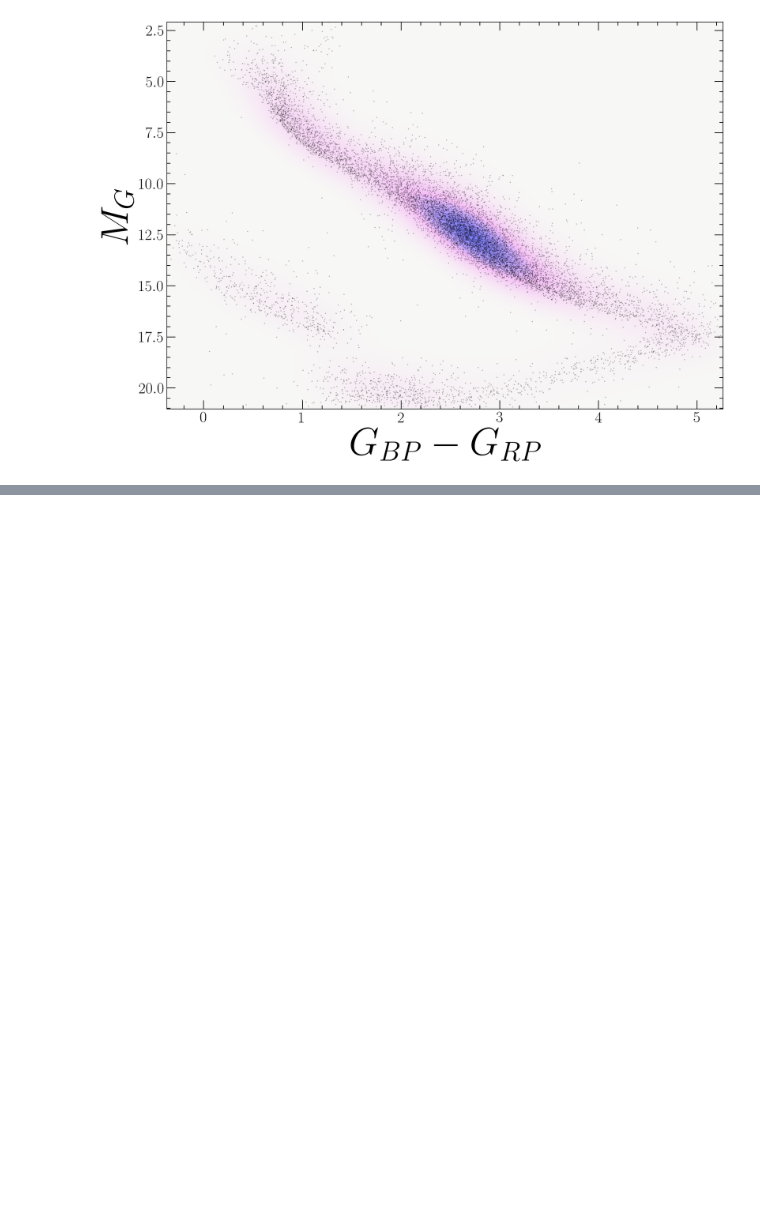
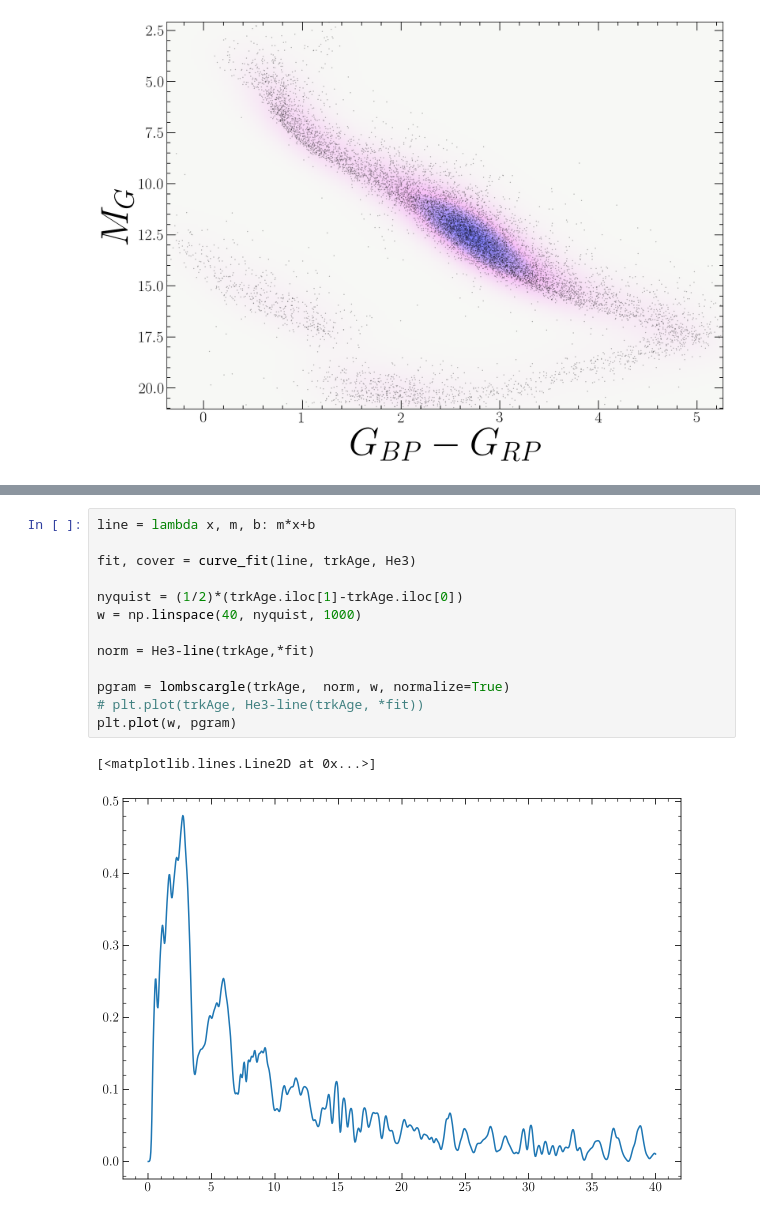
Before and after one commit to tboudreaux/thesis, a Jupyter notebook: proposal/presentation/notebooks/ProposalPresentationFigureMaker.ipynb, the cells around one changed output, grey strips where cells are left out. Drawn from its saved outputs; the diff is of its cells as text; blank space fills up the shorter version.

```diff
--- a/proposal/presentation/notebooks/ProposalPresentationFigureMaker.ipynb
+++ b/proposal/presentation/notebooks/ProposalPresentationFigureMaker.ipynb
@@ -127,0 +426,16 @@ fig.savefig("figures/LocalCMD100ly.png", bbox_inches='tight', transparent=True)
+# %%
+line = lambda x, m, b: m*x+b
+
+fit, cover = curve_fit(line, trkAge, He3)
+
+nyquist = (1/2)*(trkAge.iloc[1]-trkAge.iloc[0])
+w = np.linspace(40, nyquist, 1000)
+
+norm = He3-line(trkAge,*fit)
+
+pgram = lombscargle(trkAge,  norm, w, normalize=True)
+# plt.plot(trkAge, He3-line(trkAge, *fit))
+plt.plot(w, pgram)
+# %% [output]
+[<matplotlib.lines.Line2D at 0x...>]
+[figure, added]
```
Also changed, not shown: parts of 17 cells of this notebook, 31 other files.
